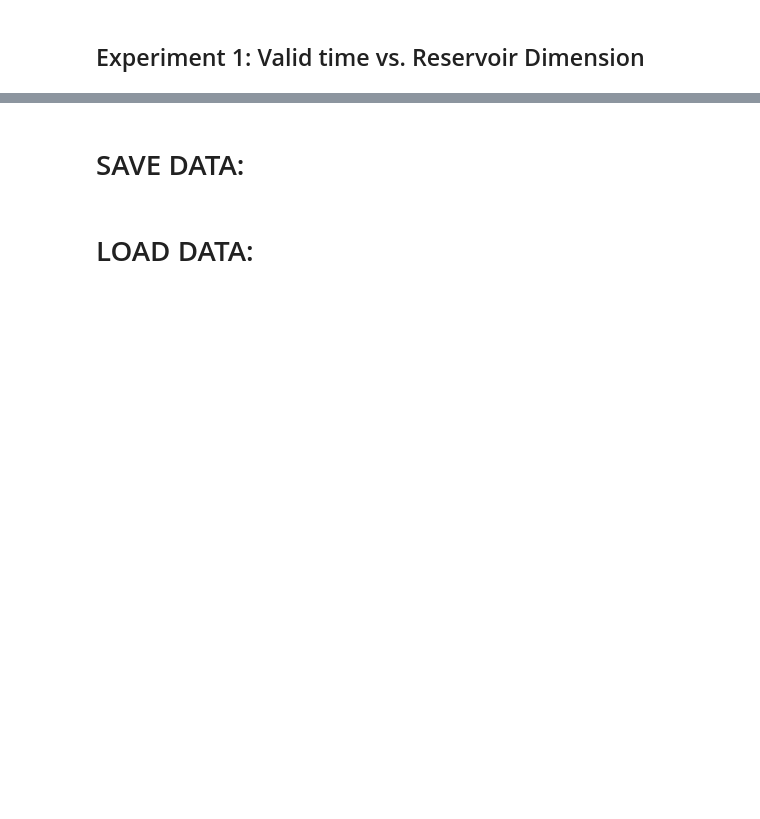
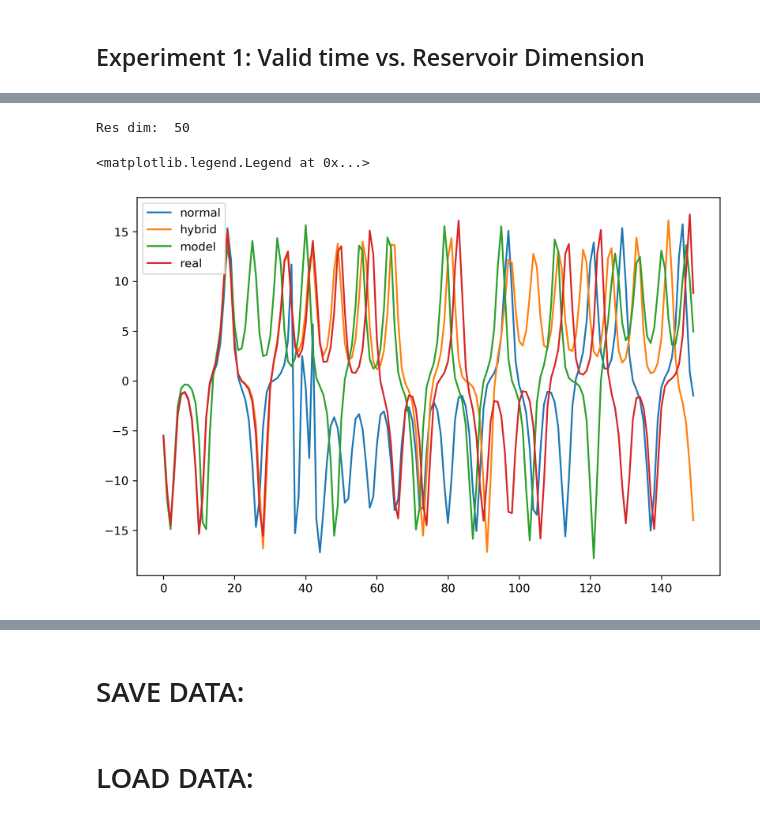
Before and after one commit to DuncDennis/rescomp, a Jupyter notebook: bin/Hybrid_RC_reproducing_plots_of_Pathek_2018.ipynb, the cells around one changed output, grey strips where cells are left out. Drawn from its saved outputs; the diff is of its cells as text; code cells hidden in the pictures; blank space fills up the shorter version.

```diff
--- a/bin/Hybrid_RC_reproducing_plots_of_Pathek_2018.ipynb
+++ b/bin/Hybrid_RC_reproducing_plots_of_Pathek_2018.ipynb
@@ -263,3 +278,36 @@ upper_error_model = third_quantile_model - median_array_model
+# %%
+# Show single trajectories:
+
+fig = plt.figure(figsize=(9, 6), dpi=300)
+timeend = 150
+part = 1
+realization = 0
+xyz = 0
+
+n_i = 0
+print("Res dim: ", n_dims[n_i])
+if save_results:
+    y_pred = results_normal_array[n_i, realization, part, :timeend, xyz]
+    plt.plot(y_pred, label = "normal")
+    y_pred = results_hybrid_array[n_i, realization, part, :timeend, xyz]
+    plt.plot(y_pred, label = "hybrid")
+    y_pred = results_model_array[n_i, part, :timeend, xyz]
+    plt.plot(y_pred, label = "model")
+    plt.plot(x_pred_list[part][pre_pred_sync_steps+1:timeend+pre_pred_sync_steps+1, xyz], label = "real")
+else:
+    y_test, y_pred = (results_normal[realization, part, i, :timeend, xyz] for i in (0,1))
+    plt.plot(y_pred, label = "normal")
+    y_test, y_pred = (results_hybrid[realization, part, i, :timeend, xyz] for i in (0,1))
+    plt.plot(y_pred, label = "hybrid")
+    y_test, y_pred = (results_model[part, i, :timeend, xyz] for i in (0,1))
+    plt.plot(y_pred, label = "model")
+
+
+plt.legend()
+# %% [output]
+Res dim:  50
+<matplotlib.legend.Legend at 0x...>
+[figure, added]
 # %%
 valid_times_dict = {}
 valid_times_dict["normal"] = valid_times_results_normal
```
Also changed, not shown: parts of 23 cells of this notebook, 1 other file.
